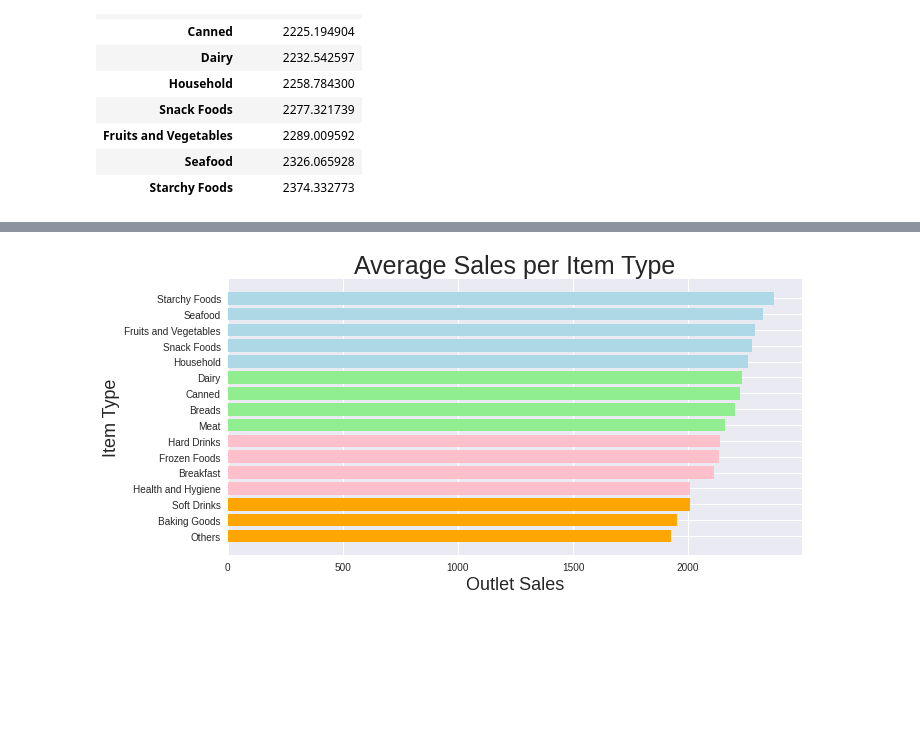
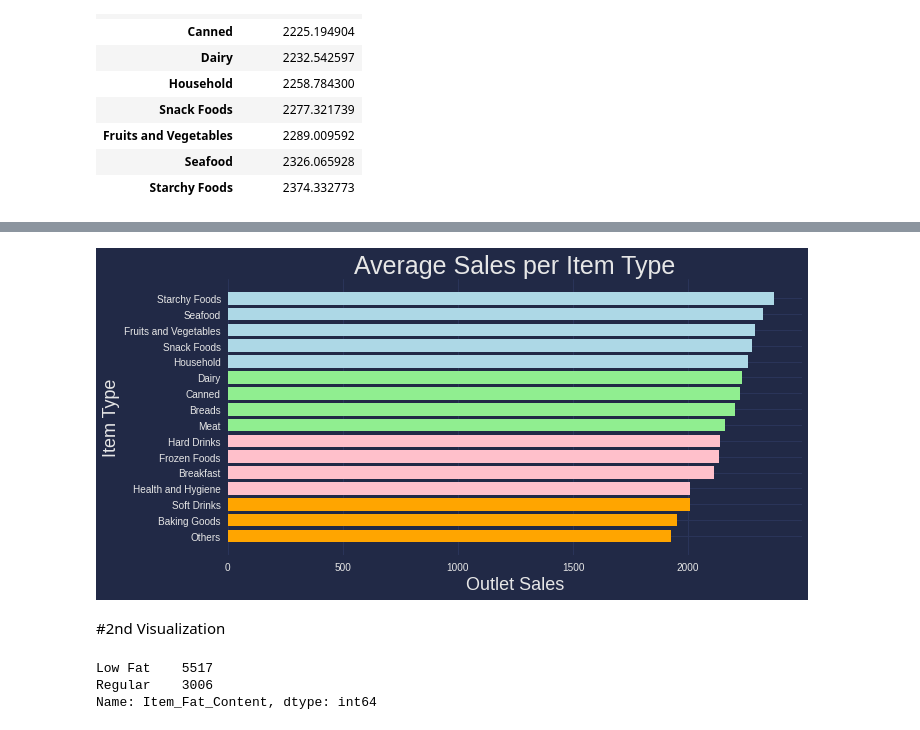
Before and after one commit to jul1andav1d/Food-Items-Sales-Predictions-Prjct1, a Jupyter notebook: Food_Sales_Prediction.ipynb, the cells around one changed output, grey strips where cells are left out. Drawn from its saved outputs; the diff is of its cells as text; code cells hidden in the pictures; blank space fills up the shorter version.

```diff
--- a/Food_Sales_Prediction.ipynb
+++ b/Food_Sales_Prediction.ipynb
@@ -351,14 +365,22 @@ meansales
 # %%
+plt.style.use('cyberpunk')
 
 plt.figure(figsize= (10, 5))
-plt.style.use('seaborn')
 plt.barh(meansales.index, meansales['Item_Outlet_Sales'], color = ['orange','orange','orange','pink', 'pink','pink', 'pink',
                                                                    'lightgreen', 'lightgreen', 'lightgreen','lightgreen',
                                                                    'lightblue', 'lightblue', 'lightblue', 'lightblue', 'lightblue', ])
-plt.xlabel('Outlet Sales', fontsize=18)
+plt.xlabel('Outlet Sales', fontsize=18,)
 plt.ylabel('Item Type', fontsize=18)
 plt.title('Average Sales per Item Type', fontsize = 25)
 plt.tight_layout()
 plt.show();
 # %% [output]
-[figure, old version]
+[figure, new version]
+# %% [markdown]
+#2nd Visualization
+# %%
+food_sales['Item_Fat_Content'].value_counts()
+# %% [output]
+Low Fat    5517
+Regular    3006
+Name: Item_Fat_Content, dtype: int64
```
Also changed, not shown: parts of 7 cells of this notebook.
